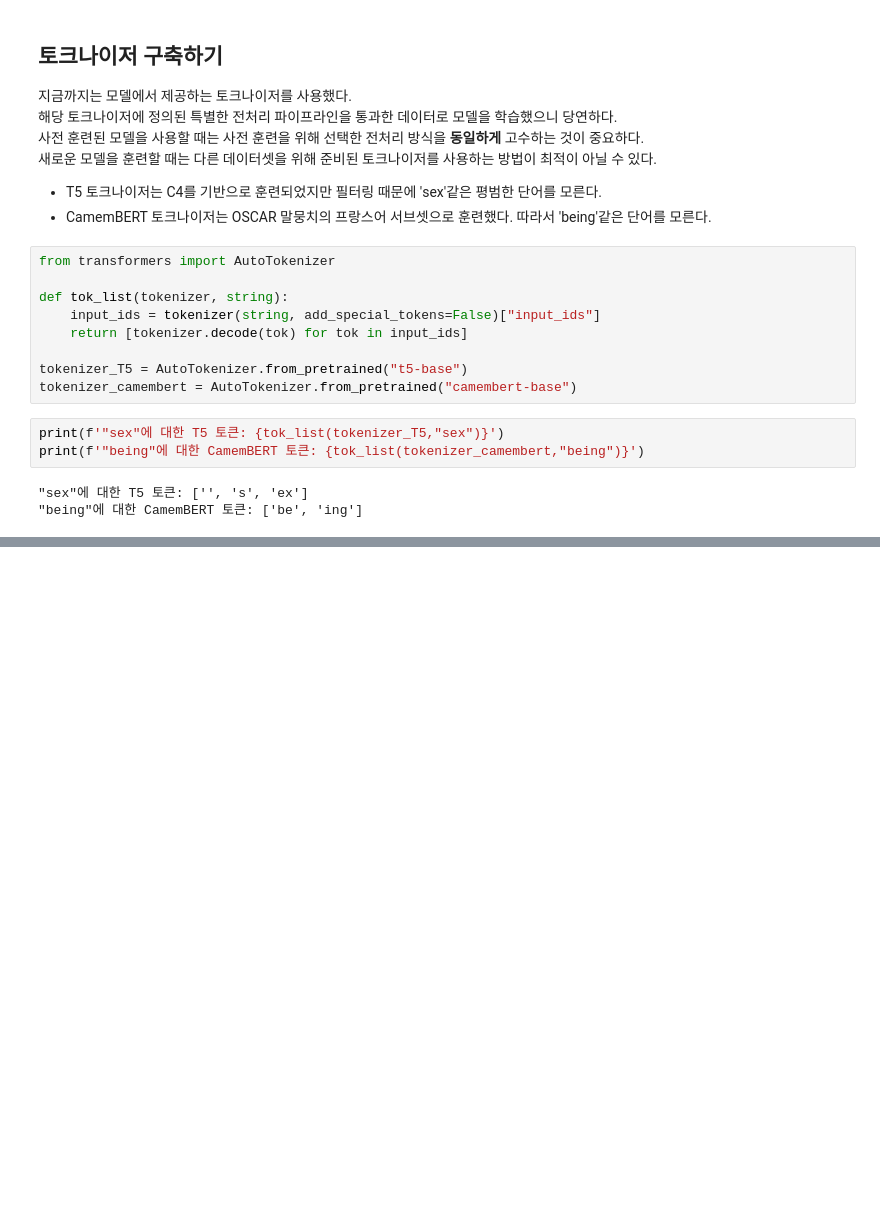
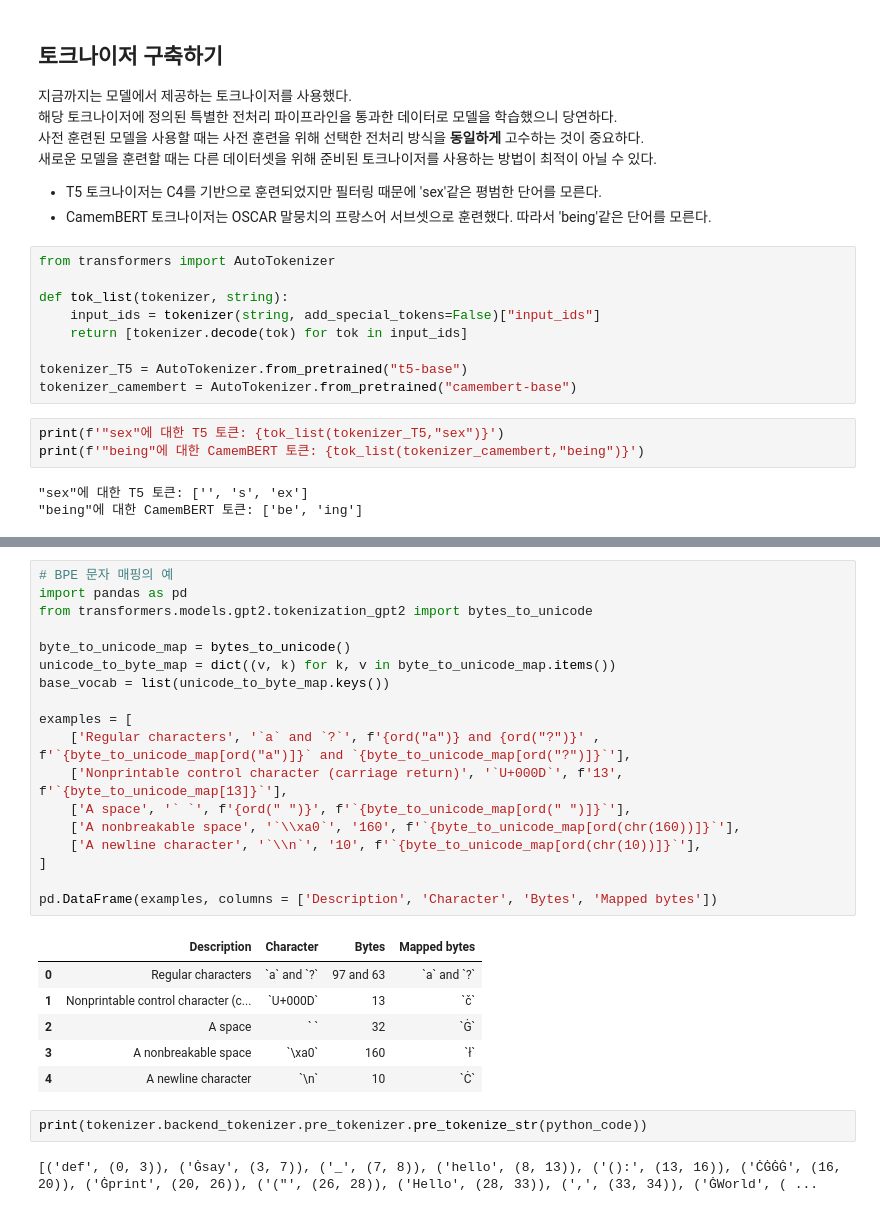
Before and after one commit to KwanWooPark97/transformer_study, a Jupyter notebook: chapter10_train/Untitled0.ipynb, the cells around one changed output, grey strips where cells are left out. Saved outputs shown, nothing was run; the diff lists cells and outputs as text; blank space fills up the shorter version.

```diff
--- a/chapter10_train/Untitled0.ipynb
+++ b/chapter10_train/Untitled0.ipynb
@@ -299,0 +382,29 @@ WordPiece는 유니그램의 전신이며 공식 구현은 공개한 적이 없
+# %%
+# BPE 문자 매핑의 예
+import pandas as pd
+from transformers.models.gpt2.tokenization_gpt2 import bytes_to_unicode
+
+byte_to_unicode_map = bytes_to_unicode()
+unicode_to_byte_map = dict((v, k) for k, v in byte_to_unicode_map.items())
+base_vocab = list(unicode_to_byte_map.keys())
+
+examples = [
+    ['Regular characters', '`a` and `?`', f'{ord("a")} and {ord("?")}' , f'`{byte_to_unicode_map[ord("a")]}` and `{byte_to_unicode_map[ord("?")]}`'],
+    ['Nonprintable control character (carriage return)', '`U+000D`', f'13', f'`{byte_to_unicode_map[13]}`'],
+    ['A space', '` `', f'{ord(" ")}', f'`{byte_to_unicode_map[ord(" ")]}`'],
+    ['A nonbreakable space', '`\\xa0`', '160', f'`{byte_to_unicode_map[ord(chr(160))]}`'],
+    ['A newline character', '`\\n`', '10', f'`{byte_to_unicode_map[ord(chr(10))]}`'],
+]
+
+pd.DataFrame(examples, columns = ['Description', 'Character', 'Bytes', 'Mapped bytes'])
+# %% [output]
+|  | Description | Character | Bytes | Mapped bytes |
+| 0 | Regular characters | `a` and `?` | 97 and 63 | `a` and `?` |
+| 1 | Nonprintable control character (c... | `U+000D` | 13 | `č` |
+| 2 | A space | ` ` | 32 | `Ġ` |
+| 3 | A nonbreakable space | `\xa0` | 160 | `ł` |
+| 4 | A newline character | `\n` | 10 | `Ċ` |
+# %%
+print(tokenizer.backend_tokenizer.pre_tokenizer.pre_tokenize_str(python_code))
+# %% [output]
+[('def', (0, 3)), ('Ġsay', (3, 7)), ('_', (7, 8)), ('hello', (8, 13)), ('():', (13, 16)), ('ĊĠĠĠ', (16, 20)), ('Ġprint', (20, 26)), ('("', (26, 28)), ('Hello', (28, 33)), (',', (33, 34)), ('ĠWorld', ( ...
```
Also changed, not shown: parts of 32 cells of this notebook, 4 other files.
